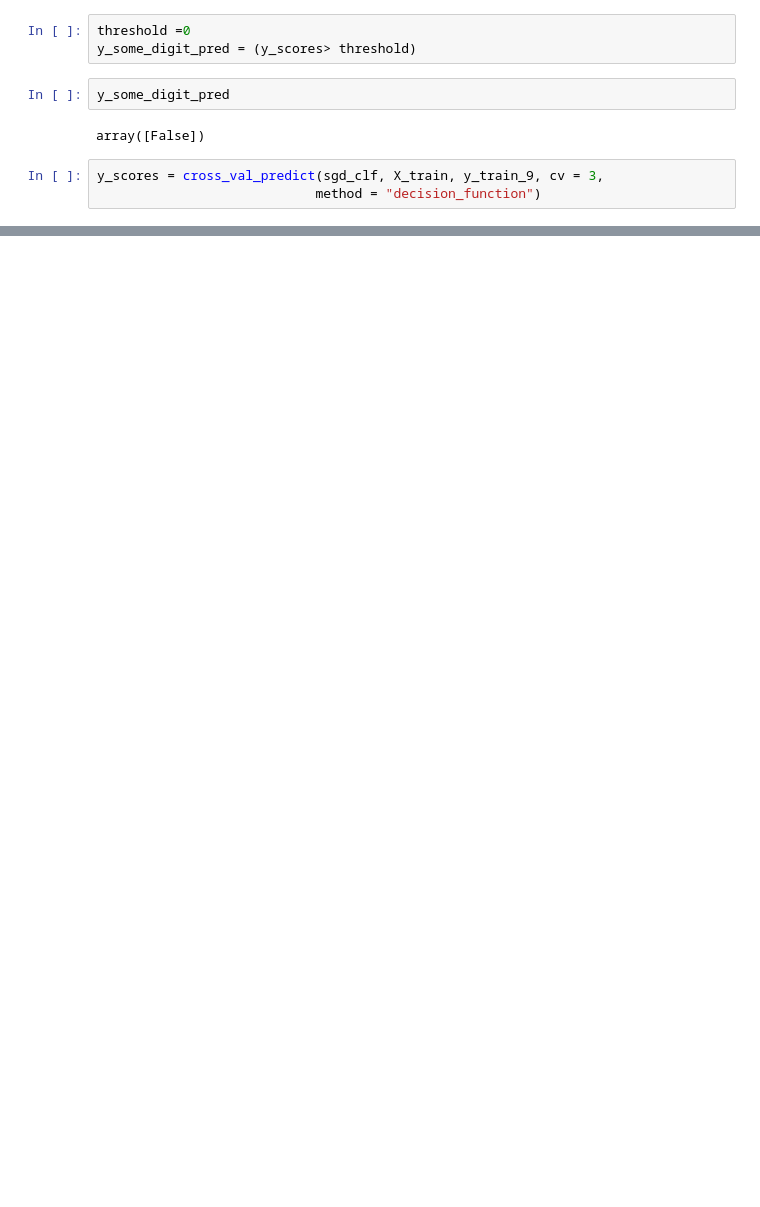
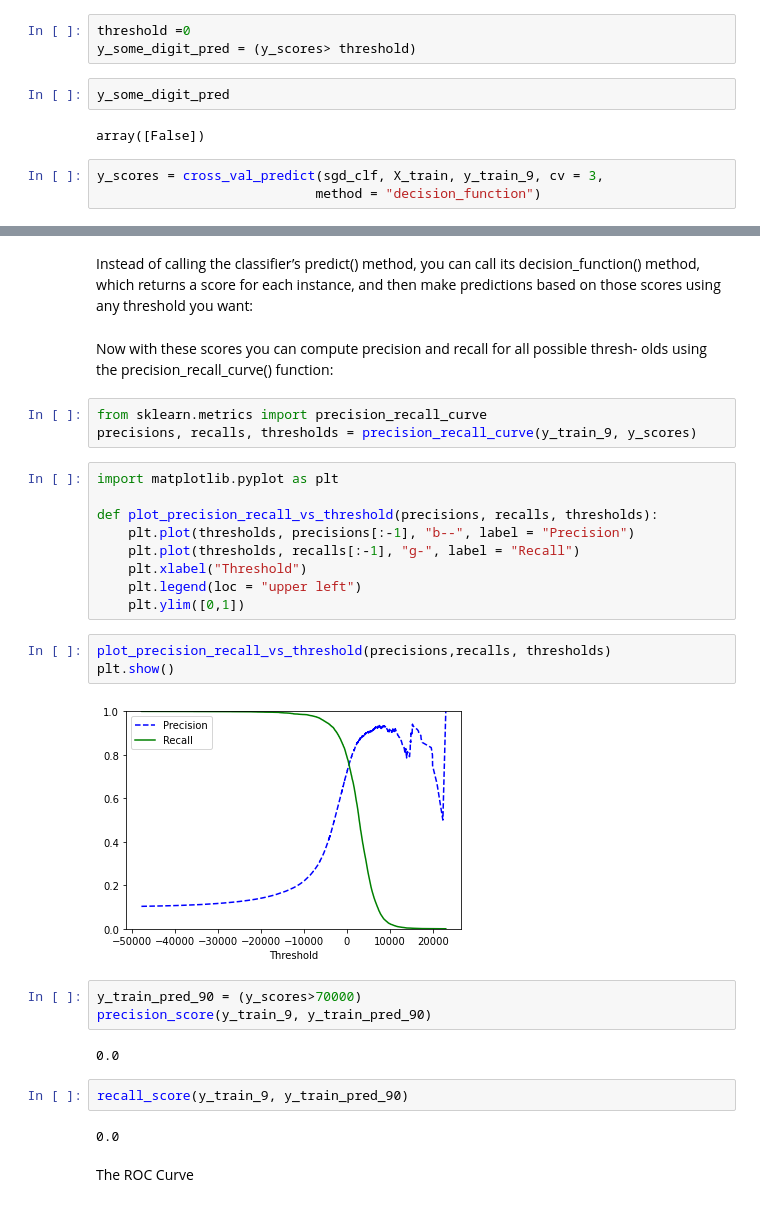
Before and after one commit to KabichNeu/Hands-on-Machine-Learning, a Jupyter notebook: chapter-3(Classification).ipynb, the cells around one changed output, grey strips where cells are left out. Cells and saved outputs as stored; diff of their text form; blank space fills up the shorter version.

```diff
--- a/chapter-3(Classification).ipynb
+++ b/chapter-3(Classification).ipynb
@@ -223,0 +232,36 @@ array([ 12383.03042173, -17673.33105593,   2140.26579096, ...,
+# %% [markdown]
+Instead of calling the classifier’s
+predict() method, you can call its decision_function() method, which returns a
+score for each instance, and then make predictions based on those scores using any
+threshold you want:
+# %% [markdown]
+Now with these scores you can compute precision and recall for all possible thresh‐
+olds using the precision_recall_curve() function:
+# %%
+from sklearn.metrics import precision_recall_curve
+precisions, recalls, thresholds = precision_recall_curve(y_train_9, y_scores)
+# %%
+import matplotlib.pyplot as plt
+
+def plot_precision_recall_vs_threshold(precisions, recalls, thresholds):
+    plt.plot(thresholds, precisions[:-1], "b--", label = "Precision")
+    plt.plot(thresholds, recalls[:-1], "g-", label = "Recall")
+    plt.xlabel("Threshold")
+    plt.legend(loc = "upper left")
+    plt.ylim([0,1])
+# %%
+plot_precision_recall_vs_threshold(precisions,recalls, thresholds)
+plt.show()
+# %% [output]
+[figure, added]
+# %%
+y_train_pred_90 = (y_scores>70000)
+precision_score(y_train_9, y_train_pred_90)
+# %% [output]
+0.0
+# %%
+recall_score(y_train_9, y_train_pred_90)
+# %% [output]
+0.0
+# %% [markdown]
+The ROC Curve
```
Also changed, not shown: parts of 27 cells of this notebook.
